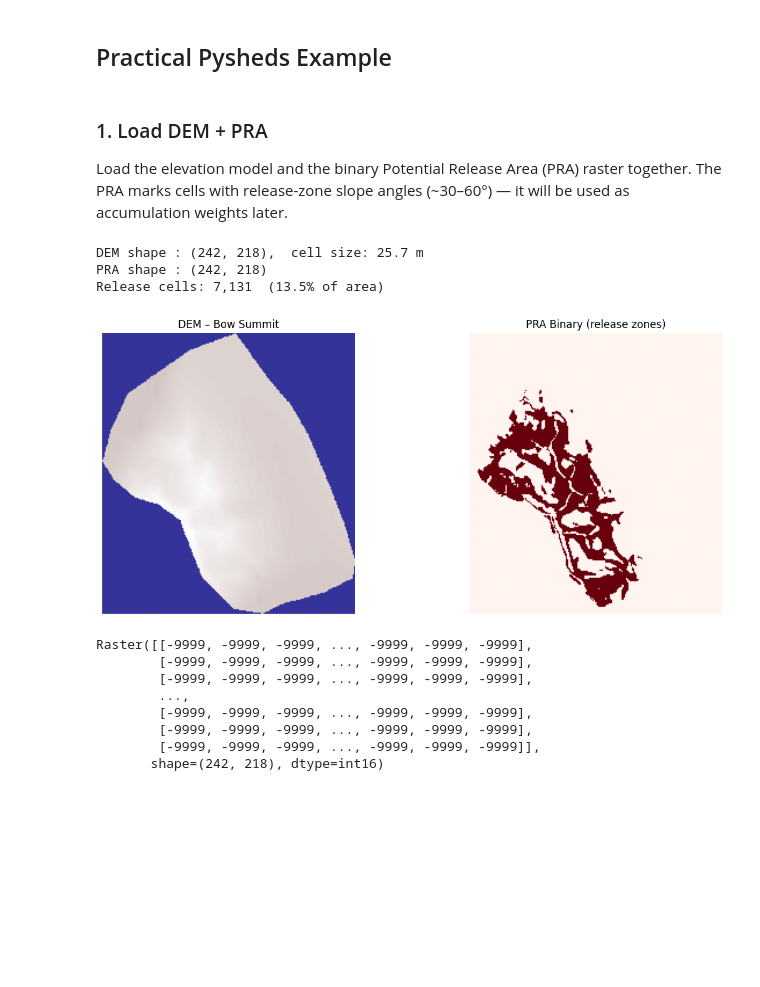
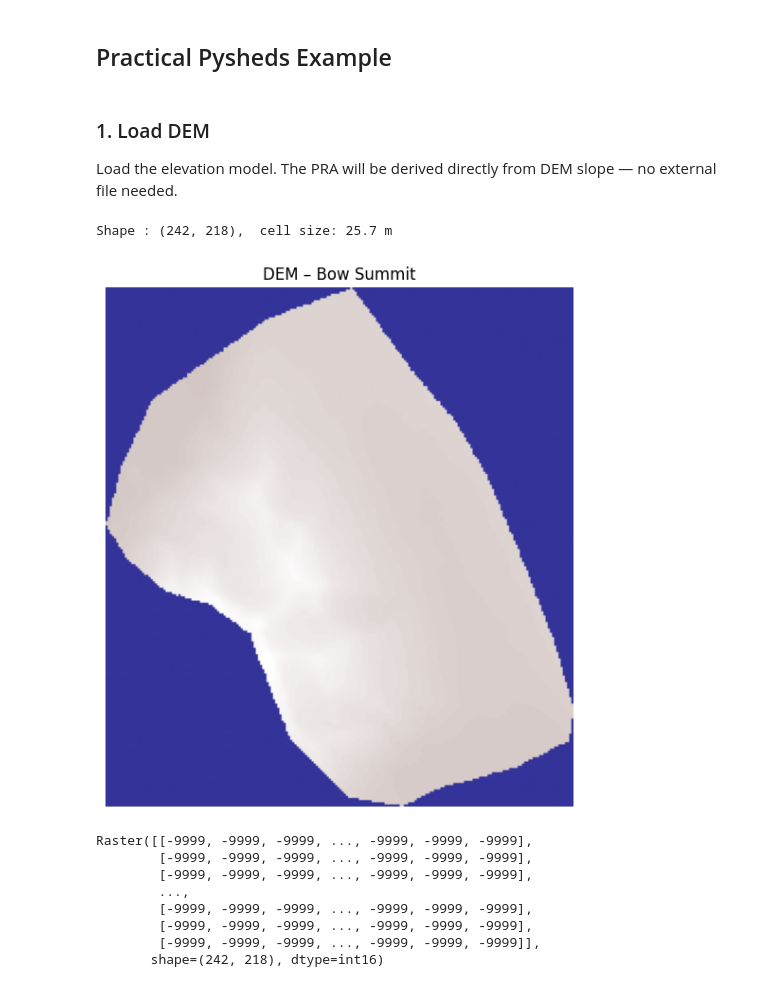
Before and after one commit to jacKlinc/ice-autoATES, a Jupyter notebook: notebooks/d8-flow.ipynb, the cells around one changed output. Drawn from its saved outputs; the diff is of its cells as text; code cells hidden in the pictures; blank space fills up the shorter version.

```diff
--- a/notebooks/d8-flow.ipynb
+++ b/notebooks/d8-flow.ipynb
@@ -74,35 +72,27 @@ np.float64(4.242640687119285)
 # %% [markdown]
 ## Practical Pysheds Example
 # %% [markdown]
-### 1. Load DEM + PRA
+### 1. Load DEM
 
-Load the elevation model and the binary Potential Release Area (PRA) raster together. The PRA marks cells with release-zone slope angles (~30–60°) — it will be used as accumulation weights later.
+Load the elevation model. The PRA will be derived directly from DEM slope — no external file needed.
 # %%
 DEM_PATH = "../autoates_v2/test-data/Bow Summit/dem.tif"
-PRA_PATH = "../autoates_v2/test-data/Bow Summit/pra_binary.tif"
 
 grid = Grid.from_raster(DEM_PATH)
-dem = grid.read_raster(DEM_PATH)
-pra = grid.read_raster(PRA_PATH)
+dem  = grid.read_raster(DEM_PATH)
 
-print(f"DEM shape : {dem.shape},  cell size: {abs(grid.affine.a):.1f} m")
-print(f"PRA shape : {pra.shape}")
-print(f"Release cells: {int(pra.sum()):,}  ({100 * pra.mean():.1f}% of area)")
+cell_size = abs(grid.affine.a)
+print(f"Shape : {dem.shape},  cell size: {cell_size:.1f} m")
 
-fig, axes = plt.subplots(1, 2, figsize=(13, 5))
-axes[0].imshow(dem, cmap="terrain")
-axes[0].set_title("DEM – Bow Summit")
-axes[0].axis("off")
-axes[1].imshow(pra, cmap="Reds")
-axes[1].set_title("PRA Binary (release zones)")
-axes[1].axis("off")
+plt.figure(figsize=(7, 6))
+plt.imshow(dem, cmap="terrain")
+plt.title("DEM – Bow Summit")
+plt.axis("off")
 plt.tight_layout()
 plt.show()
 # %% [output]
-DEM shape : (242, 218),  cell size: 25.7 m
-PRA shape : (242, 218)
-Release cells: 7,131  (13.5% of area)
+Shape : (242, 218),  cell size: 25.7 m
-[figure, old version]
+[figure, new version]
 # %%
 dem
 # %% [output]
```
Also changed, not shown: parts of 8 cells of this notebook.
